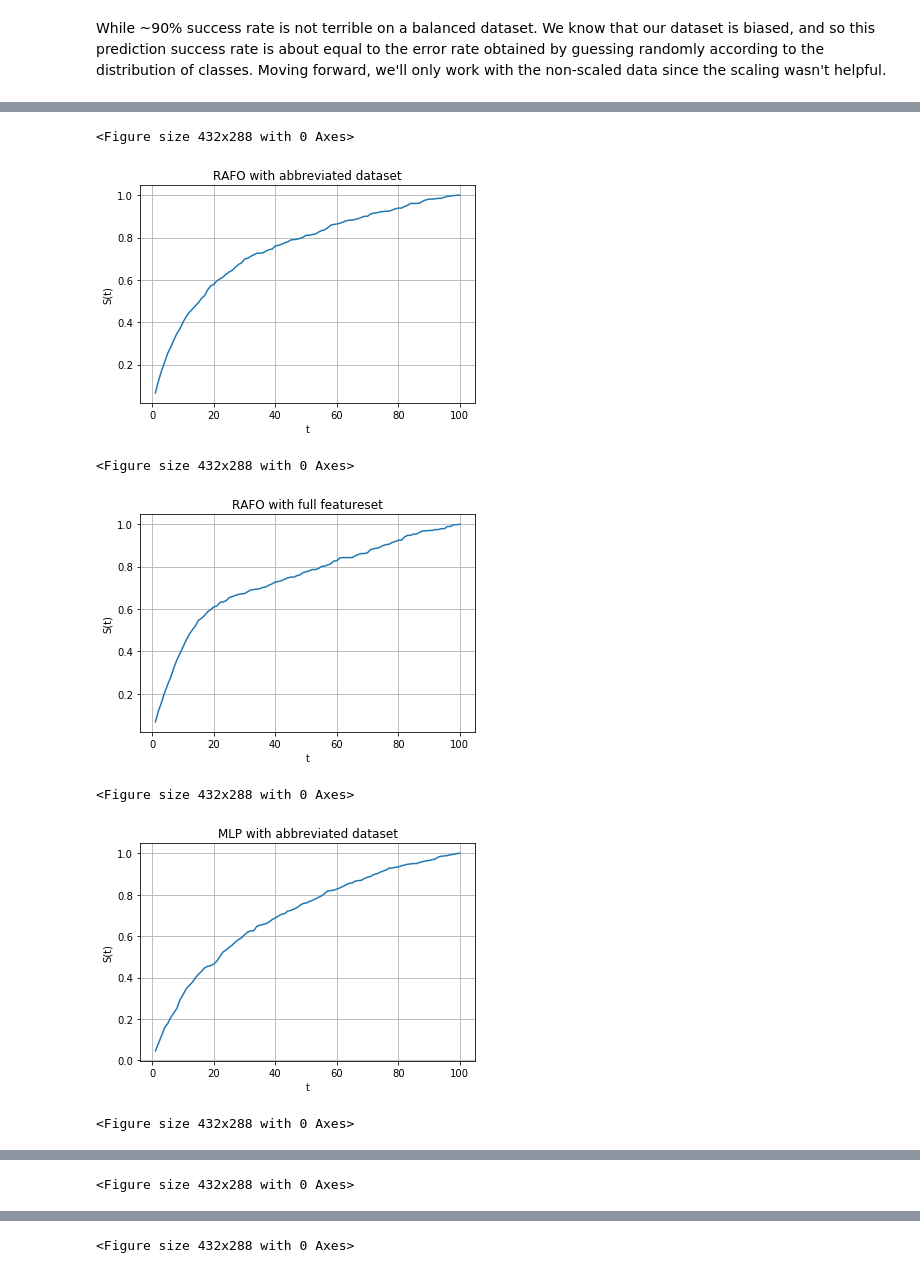
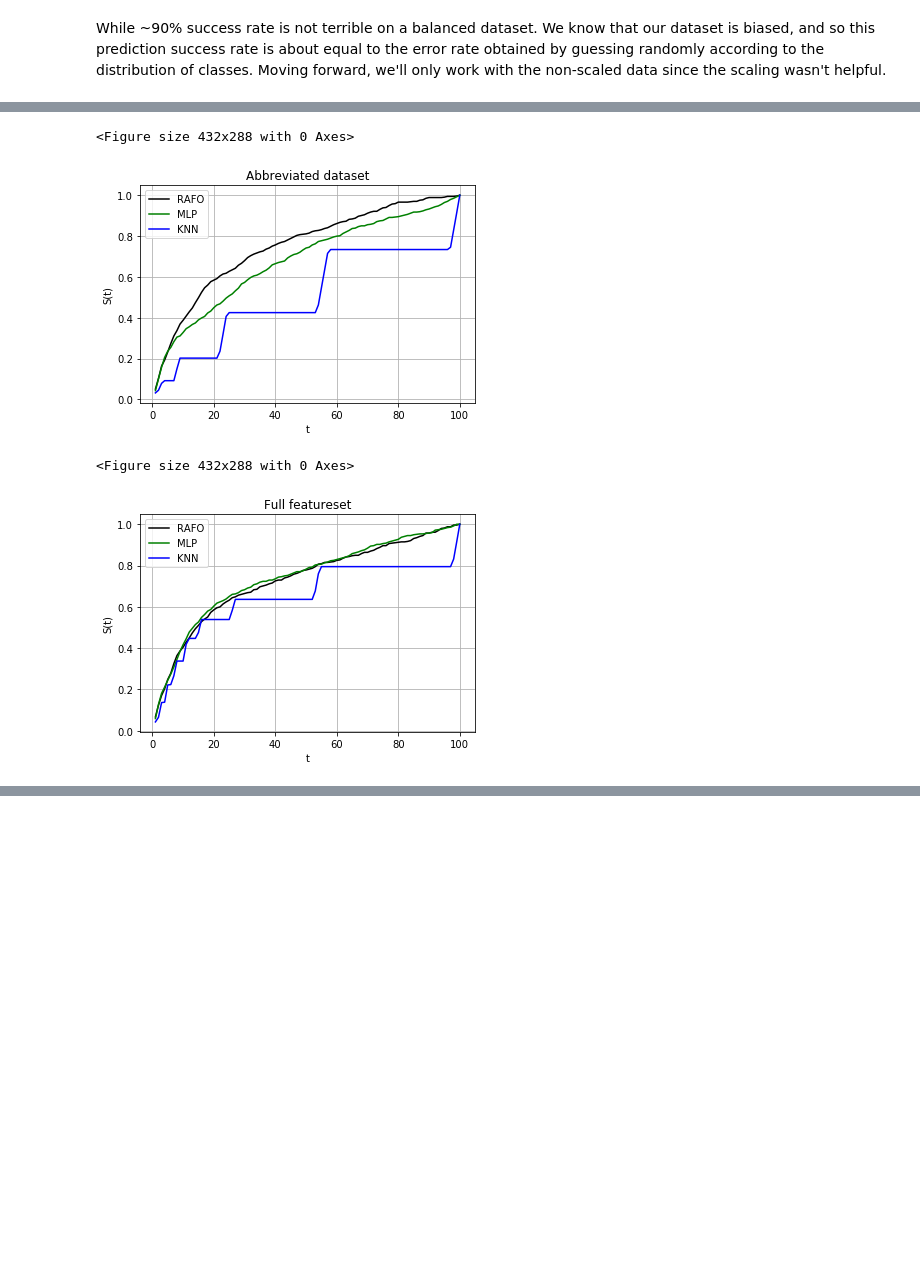
Before and after one commit to jakeypakey/telemarket_data, a Jupyter notebook: data_explore.ipynb, the cells around one changed output, grey strips where cells are left out. Saved outputs shown, nothing was run; the diff lists cells and outputs as text; code cells hidden in the pictures; blank space fills up the shorter version.

Commit message:
more pretty graphs

```diff
--- a/data_explore.ipynb
+++ b/data_explore.ipynb
@@ -326,41 +328,40 @@ We'll now make some plots of $S(t)$ for each model dataset pair.
 # %%
 #tallys[modelName][0=firstDataSet,1=AdditionalDataSet][trueLabel][predictedLabel] = [list of P(y_{model}=1)]
 #array to study
 s = {key:[None,None] for key in tallys.keys()}
 points ={key: [None,None] for key in tallys.keys()}
 totals = [sum(testLabels),sum(testLabelsA)]
 ##TODO:: SOMEHOW THE NUMBER OF TRUE POSITIVES IS DIFFERENT PER MODEL, THIS SHOULD NOT BE THE CASE
 for key in tallys.keys():
     for i in range(2):
         #take true positives out, most important
         positives = np.append([tp for tp in tallys[key][i][1][1]],[fn for fn in tallys[key][i][1][0]])
         #take count of totals while convenient
         #take false positives, true negatives OUT
         others = np.append([tn for tn in tallys[key][i][0][0]],[fp for fp in tallys[key][i][0][1]])
         #add true positives to S
         positives = [ (1,prob) for prob in positives ]
         others = [ (0,prob) for prob in others ]
         #get final array
         s[key][i] = sorted(np.concatenate((others,positives)),key=lambda key_value: key_value[1],reverse=True)
         points[key][i] = [(t,proc.S(s[key][i],t,totals[i])) for t in range(1,101)]
         #generate points for graphing
-
-for key in s.keys():
-    for i in range(2):
-        #genrate set of 100 points, t S(t) pairs for each model/dataset pair
-        plt.figure(figureCount)
-        figureCount+=1
-        fig, ax = plt.subplots()
-        ax.plot([point[0] for point in points[key][i]],[point[1] for point in points[key][i]])
-        ax.set(xlabel='t', ylabel='S(t)',title=key+(' with full featureset' if i==1 else ' with abbreviated dataset'))
-        ax.grid()
-        fig.savefig("S(t)_{}_{}.png".format(key,i))
-        plt.show()
+for i in range(2):
+    #genrate set of 100 points, t S(t) pairs for each model/dataset pair
+    plt.figure(figureCount)
+    figureCount+=1
+    fig, ax = plt.subplots()
+    for key,color in zip(points.keys(),['black','green','blue']):
+        ax.plot([point[0] for point in points[key][i]],[point[1] for point in points[key][i]],color,label=key)
+        ax.set(xlabel='t', ylabel='S(t)',title=('Full featureset' if i==1 else 'Abbreviated dataset'))
+    ax.grid()
+    ax.legend()
+    fig.savefig("S(t)_{}_{}.png".format(key,i))
+    plt.show()
+    print()
+print()
 # %% [output]
 <Figure size 432x288 with 0 Axes>
-[figure, old version]
+[figure, new version]
 <Figure size 432x288 with 0 Axes>
-[figure, old version]
+[figure, new version]
-<Figure size 432x288 with 0 Axes>
-[figure, removed]
-<Figure size 432x288 with 0 Axes>
@@ -368 +367,0 @@ for key in s.keys():
-<Figure size 432x288 with 0 Axes>
@@ -370 +367,0 @@ for key in s.keys():
-<Figure size 432x288 with 0 Axes>
```
Also changed, not shown: parts of 6 cells of this notebook.
